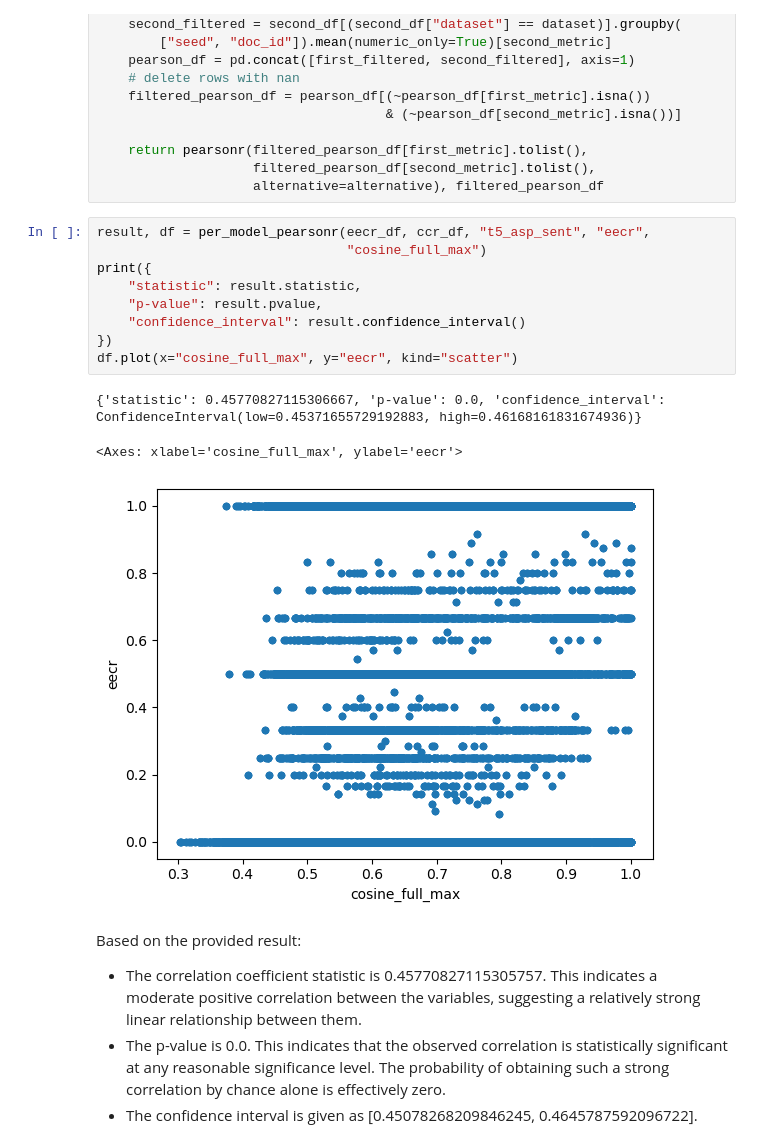
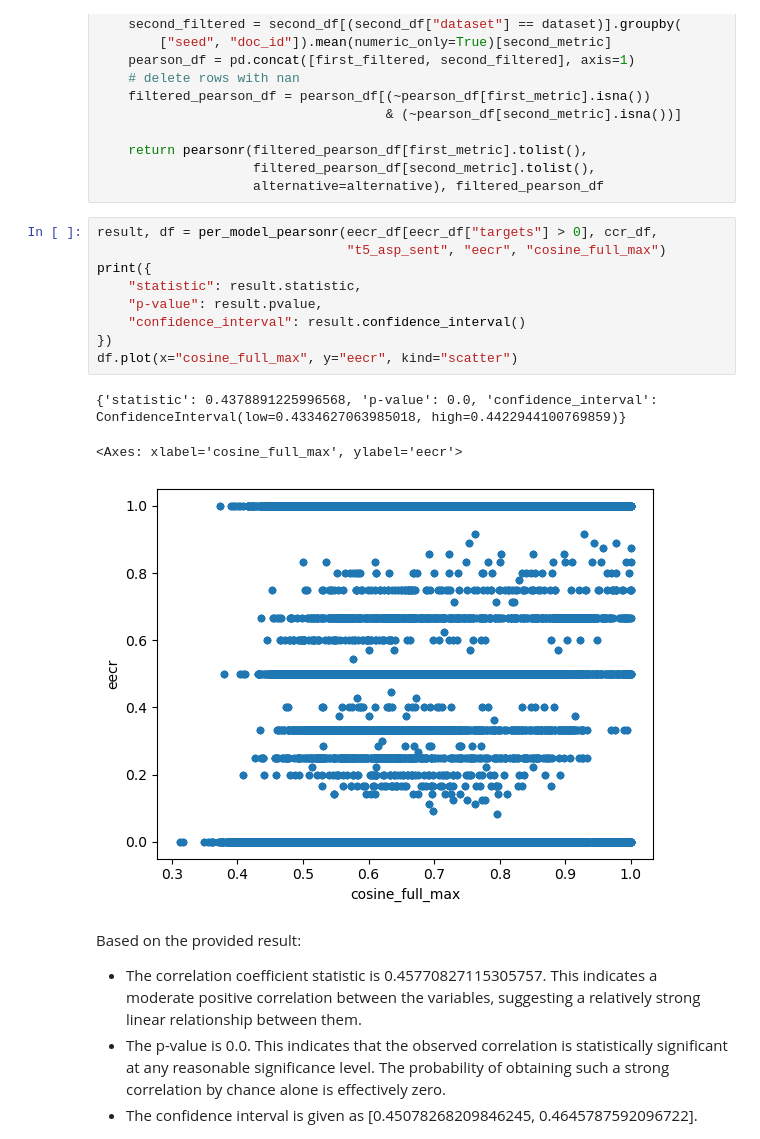
Before and after one commit to roebbert92/thesis, a Jupyter notebook: experiment_01.ipynb, the cells around one changed output. Drawn from its saved outputs; the diff is of its cells as text.

```diff
--- a/experiment_01.ipynb
+++ b/experiment_01.ipynb
@@ -448,18 +448,18 @@ def per_dataset_pearsonr(first_df: pd.DataFrame,
                     filtered_pearson_df[second_metric].tolist(),
                     alternative=alternative), filtered_pearson_df
 # %%
-result, df = per_model_pearsonr(eecr_df, ccr_df, "t5_asp_sent", "eecr",
-                                "cosine_full_max")
+result, df = per_model_pearsonr(eecr_df[eecr_df["targets"] > 0], ccr_df,
+                                "t5_asp_sent", "eecr", "cosine_full_max")
 print({
     "statistic": result.statistic,
     "p-value": result.pvalue,
     "confidence_interval": result.confidence_interval()
 })
 df.plot(x="cosine_full_max", y="eecr", kind="scatter")
 # %% [output]
-{'statistic': 0.45770827115306667, 'p-value': 0.0, 'confidence_interval': ConfidenceInterval(low=0.45371655729192883, high=0.46168161831674936)}
+{'statistic': 0.4378891225996568, 'p-value': 0.0, 'confidence_interval': ConfidenceInterval(low=0.4334627063985018, high=0.4422944100769859)}
 <Axes: xlabel='cosine_full_max', ylabel='eecr'>
-[figure, old version]
+[figure, new version]
 # %% [markdown]
 Based on the provided result:
 
```
Also changed, not shown: parts of 9 cells of this notebook, 14 other files.
